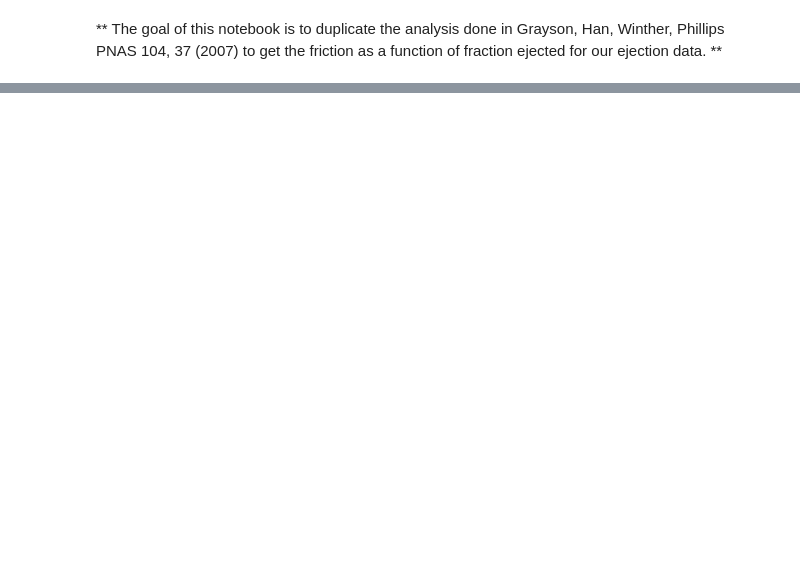
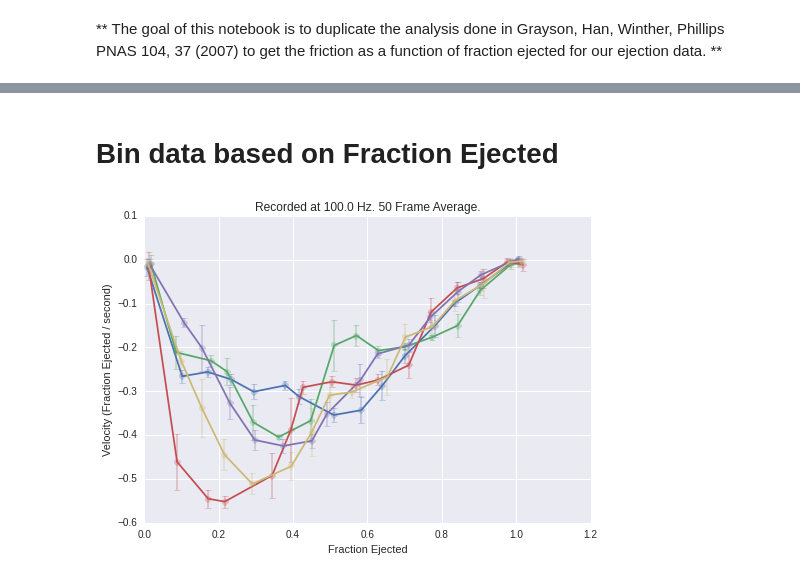
Before and after one commit to manoharan-lab/virus-ejection, a Jupyter notebook: MeanFrictionAnalysis.ipynb, the cells around one changed output, grey strips where cells are left out. Drawn from its saved outputs; the diff is of its cells as text; code cells hidden in the pictures; blank space fills up the shorter version.

```diff
--- a/MeanFrictionAnalysis.ipynb
+++ b/MeanFrictionAnalysis.ipynb
@@ -93,0 +143,53 @@ plt.xlim([-20,15])
+# %% [markdown]
+# Bin data based on Fraction Ejected
+# %%
+n_bins = 15
+
+bins = np.arange(0,n_bins+1)/float(n_bins)
+binned_datas = []
+binned_vels = []
+binned_datas_mean = np.empty((len(datas), n_bins+1 ))
+binned_vels_mean = np.empty((len(datas), n_bins+1 ))
+binned_datas_std = np.empty((len(datas), n_bins+1 ))
+binned_vels_std = np.empty((len(datas), n_bins+1 ))
+binned_datas_n = np.empty((len(datas), n_bins+1 ))
+
+
+
+for i in range(0,len(datas)):
+    bin_index = np.digitize( helpers.movingaverage1D(datas[i], n_mov_avg), bins) # git bin for each value
+
+    #get all values in each bin
+    binned_data = []
+    binned_vel = []
+    binned_vel_mean = np.empty(n_bins)
+    binned_data_mean = np.empty(n_bins)
+    for j in range(0,n_bins+1):
+        #get raw data
+        binned_data.append(datas[i][bin_index == j] )
+        binned_vel.append(vels[i][bin_index[:-1] == j] )
+
+        #get mean and std data
+        binned_datas_mean[i,j] = binned_data[-1].mean()
+        binned_vels_mean[i,j] = binned_vel[-1].mean()
+        binned_datas_std[i,j] = binned_data[-1].std()
+        binned_vels_std[i,j] = binned_vel[-1].std()
+        binned_datas_n[i,j] = len(binned_data[-1])
+
+    binned_datas.append(binned_data)
+    binned_vels.append(binned_vel)
+
+#plot velocity
+colors = seaborn.color_palette("deep", 10)
+plt.figure();plt.title( 'Recorded at ' + str(1/time_spacing) + ' Hz. ' +str(n_mov_avg) + ' Frame Average.' )
+for i in range(0,len(binned_vels)):
+    plt.plot(1-binned_datas_mean[i,:], binned_vels_mean[i,:], '-', label = str(i), color = colors[i])
+    y_errorbar = binned_vels_std[i,:]/np.sqrt( binned_datas_n[i,:]/float(n_mov_avg) )
+    x_errorbar = binned_datas_std[i,:]/np.sqrt( binned_datas_n[i,:]/float(n_mov_avg))
+    plt.errorbar(1-binned_datas_mean[i,:], binned_vels_mean[i,:], yerr=y_errorbar, fmt = 'o', capthick = 1, alpha = 0.3, color = colors[i])
+    #plt.errorbar(binned_datas_mean[i,:], binned_vels_mean[i,:], xerr = x_errorbar, yerr=y_errorbar, fmt = 'o', capthick = 1, alpha = 0.3, color = colors[i])
+plt.xlabel('Fraction Ejected')
+plt.ylabel('Velocity (Fraction Ejected / second)')
+#plt.savefig('/home/agoldfain/forRees.eps', dpi=300)
+# %% [output]
+[figure, added]
```
Also changed, not shown: parts of 9 cells of this notebook, 2 other files.
